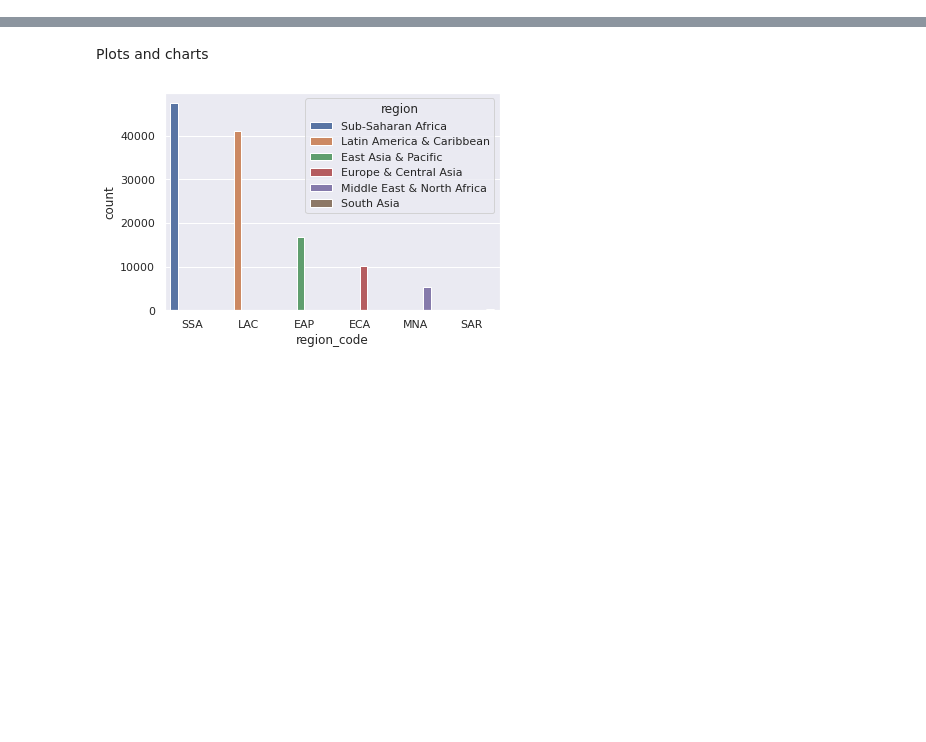
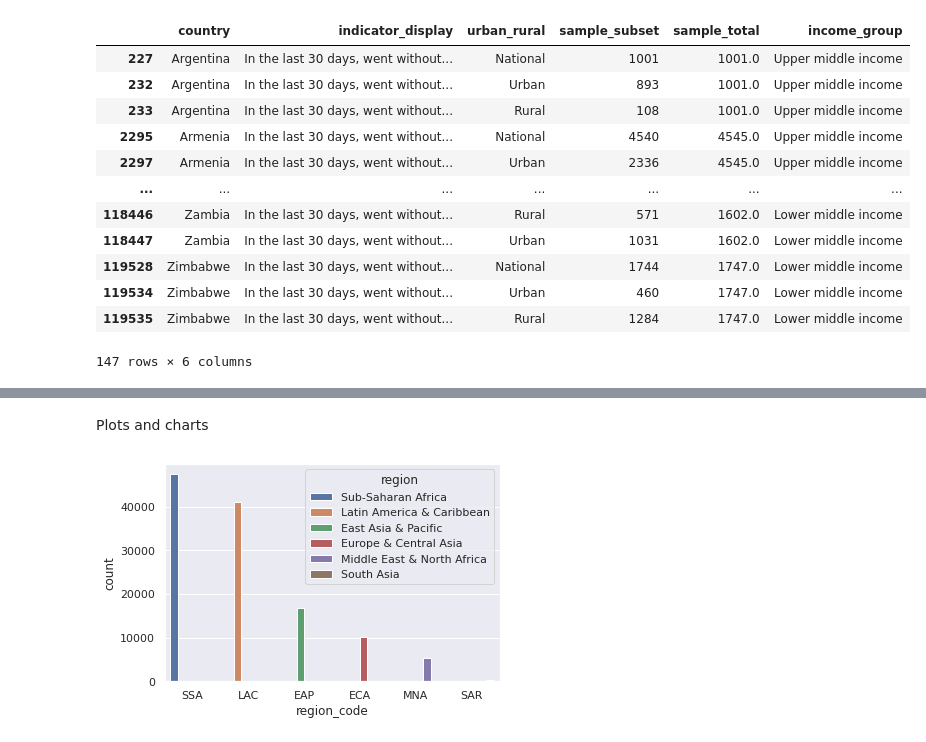
Before and after one commit to asrospie/covid_housing_eda, a Jupyter notebook: DSE_6000_Final_Project.ipynb, the cells around one changed output, grey strips where cells are left out. Saved outputs shown, nothing was run; the diff lists cells and outputs as text; code cells hidden in the pictures; blank space fills up the shorter version.

```diff
--- a/DSE_6000_Final_Project.ipynb
+++ b/DSE_6000_Final_Project.ipynb
@@ -56,0 +101,18 @@ See the caveats in the documentation: https://pandas.pydata.org/pandas-docs/stab
+# %%
+# 8
+FS_day = (df['indicator'] == 'FS_day') & (df['industry'] == 'All') & (df['wave'] == 'WAVE1')
+df.loc[FS_day, ['country', 'indicator_display', 'urban_rural', 'sample_subset', 'sample_total', 'income_group']]
+# %% [output]
+|  | country | indicator_display | urban_rural | sample_subset | sample_total | income_group |
+| 227 | Argentina | In the last 30 days, went without... | National | 1001 | 1001.0 | Upper middle income |
+| 232 | Argentina | In the last 30 days, went without... | Urban | 893 | 1001.0 | Upper middle income |
+| 233 | Argentina | In the last 30 days, went without... | Rural | 108 | 1001.0 | Upper middle income |
+| 2295 | Armenia | In the last 30 days, went without... | National | 4540 | 4545.0 | Upper middle income |
+| 2297 | Armenia | In the last 30 days, went without... | Urban | 2336 | 4545.0 | Upper middle income |
+| ... | ... | ... | ... | ... | ... | ... |
+| 118446 | Zambia | In the last 30 days, went without... | Rural | 571 | 1602.0 | Lower middle income |
+| 118447 | Zambia | In the last 30 days, went without... | Urban | 1031 | 1602.0 | Lower middle income |
+| 119528 | Zimbabwe | In the last 30 days, went without... | National | 1744 | 1747.0 | Lower middle income |
+| 119534 | Zimbabwe | In the last 30 days, went without... | Urban | 460 | 1747.0 | Lower middle income |
+| 119535 | Zimbabwe | In the last 30 days, went without... | Rural | 1284 | 1747.0 | Lower middle income |
+147 rows × 6 columns
```
Also changed, not shown: parts of 10 cells of this notebook.
